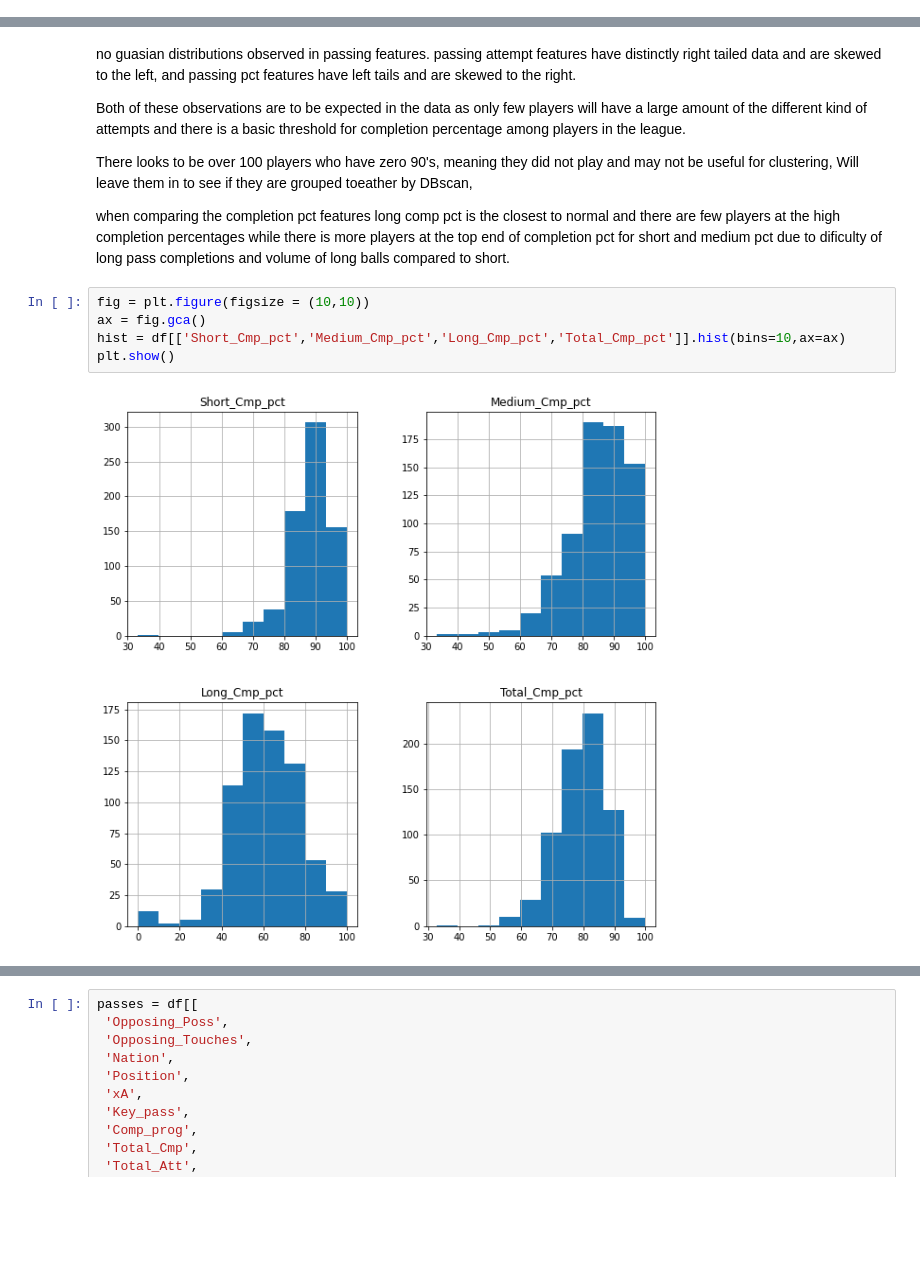
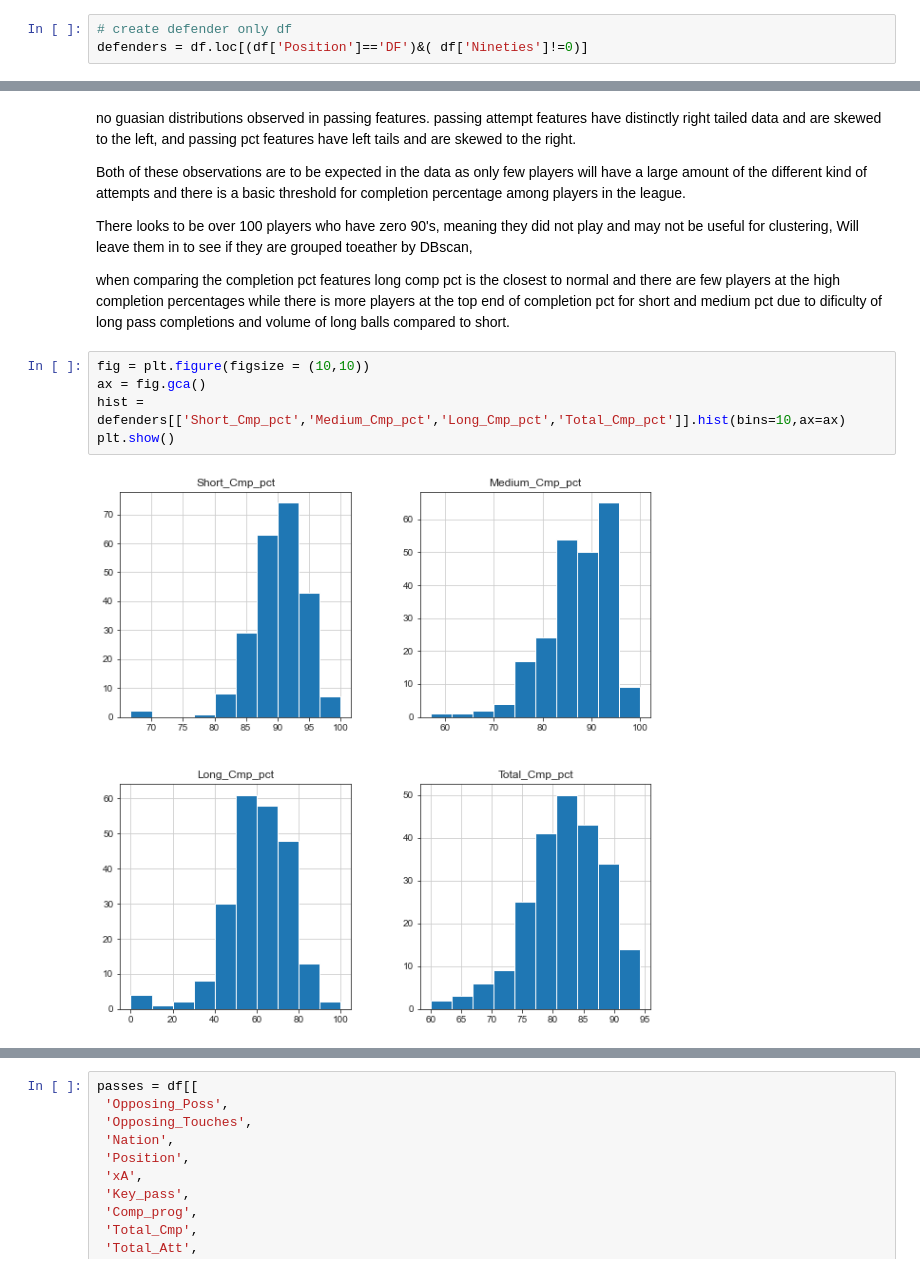
Before and after one commit to misterrustia/MLS_clustering_Captsone, a Jupyter notebook: 2_Exploratory_Data_analysis/Player_exploratory_data_analysis.ipynb, the cells around one changed output, grey strips where cells are left out. Drawn from its saved outputs; the diff is of its cells as text; blank space fills up the shorter version.

```diff
--- a/2_Exploratory_Data_analysis/Player_exploratory_data_analysis.ipynb
+++ b/2_Exploratory_Data_analysis/Player_exploratory_data_analysis.ipynb
@@ -304,0 +354,3 @@ df.head()
+# %%
+# create defender only df
+defenders = df.loc[(df['Position']=='DF')&( df['Nineties']!=0)]
@@ -346,8 +417,8 @@ passing attempt features have distinctly right tailed data and are skewed to the
 # %%
 fig = plt.figure(figsize = (10,10))
 ax = fig.gca()
-hist = df[['Short_Cmp_pct','Medium_Cmp_pct','Long_Cmp_pct','Total_Cmp_pct']].hist(bins=10,ax=ax)
+hist = defenders[['Short_Cmp_pct','Medium_Cmp_pct','Long_Cmp_pct','Total_Cmp_pct']].hist(bins=10,ax=ax)
 plt.show()
 # %% [output]
-[figure, old version]
+[figure, new version]
 # %%
```
Also changed, not shown: parts of 18 cells of this notebook, 1 other file.
